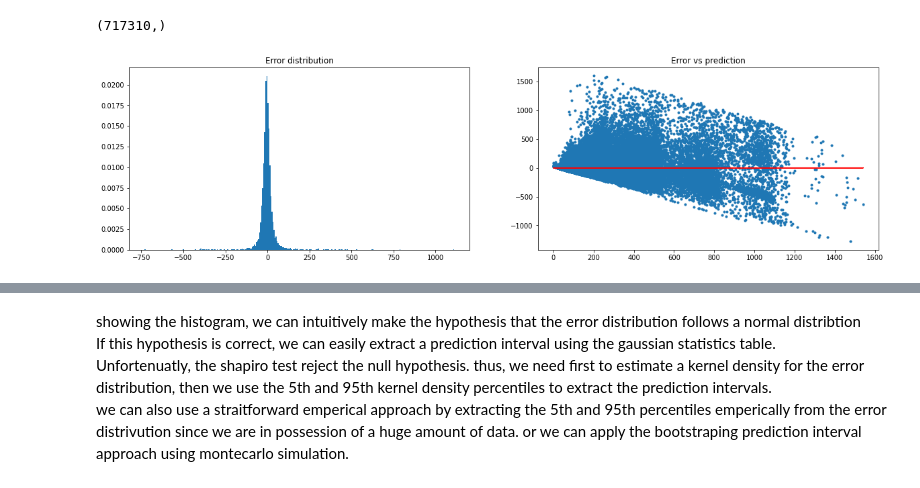
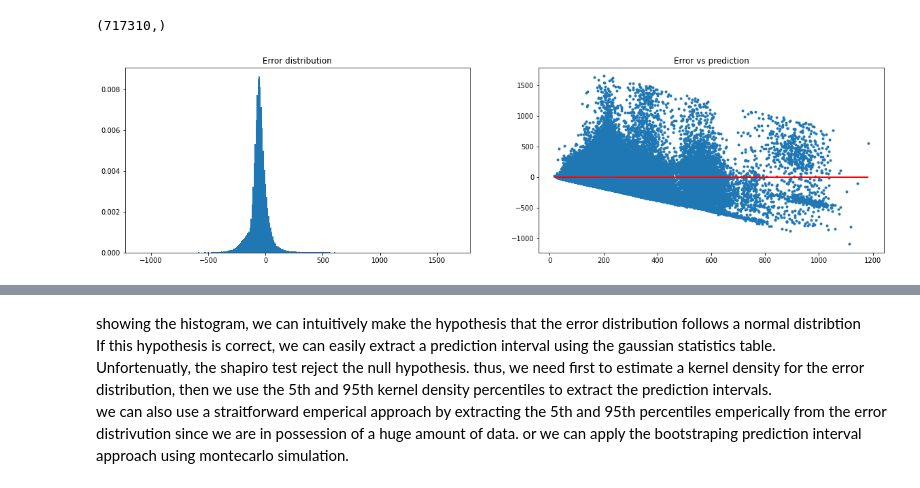
Before and after one commit to azizkastalli/transport_routing, a Jupyter notebook: timeTravelPrediction/timeTravel_prediction.ipynb, the cells around one changed output, grey strips where cells are left out. Cells and saved outputs as stored; diff of their text form; code cells hidden in the pictures.

Commit message:
model hyperparameters tuning update

```diff
--- a/timeTravelPrediction/timeTravel_prediction.ipynb
+++ b/timeTravelPrediction/timeTravel_prediction.ipynb
@@ -74,4 +90,4 @@ train_model = True
 # %%
-selcted_features = ['sequence_id','Temperature','Conditions','Relative Humidity','service_class','weekday','hour','month','line_id','distance_diff','order','vehicle_type','datetime_diff']
+selcted_features = ['sequence_id','Temperature','Conditions','Relative Humidity','service_class','weekday','hour','month','line_id','is_terminal','distance_diff','distance_traveled','order','vehicle_type','datetime_diff']
 len(selcted_features)
 # %% [output]
@@ -129,7 +181,7 @@ def generate_model(hp=None):
     num_stacked_dense = 1
     droput_rate       = 0.2
     gru_units         = 128
-    dense_units       = 256
+    dense_units       = 128
     learning_rate     = 0.003
     timestep          = 1
     leakyRelu_alpha   = 0
@@ -141,13 +193,13 @@ def generate_model(hp=None):
         learning_rate     = hp.Float('learning_rate', min_value=0.001, max_value=0.01)
         gru_units         = hp.Int('gru_units', min_value=64, max_value=256, step=32)
         dense_units       = hp.Int('dense_units', min_value=128, max_value=256, step=32)
-        timestep          = hp.Int('time_step', min_value=1, max_value=4, step=1)
+        timestep          = hp.Int('time_step', min_value=1, max_value=5, step=1)
         leakyRelu_alpha   = hp.Float('leakyRelu_alpha', min_value=0, max_value=0.3)
 
     #time step inputs
     input_layers = []
     for i in range(timestep):
-        input_layers.append(layers.Input(shape = (1,12)))
+        input_layers.append(layers.Input(shape = (1,19)))
 
     if timestep > 1 :
         x = layers.concatenate(input_layers, axis = 1)
@@ -156,14 +208,14 @@ def generate_model(hp=None):
 
     #GRU layers Block
     if num_stacked_gru > 0 :
-        x = layers.GRU(units=gru_units, activation='tanh' , input_shape=(-1, timestep, 12), return_sequences=True )(x)
+        x = layers.GRU(units=gru_units, activation='tanh' , input_shape=(-1, timestep, 19), return_sequences=True )(x)
         for i in range(num_stacked_gru):
             if i+1 == num_stacked_gru:
                 x = layers.GRU(units=gru_units, activation='tanh', return_sequences=False )(x)
             else:
                 x = layers.GRU(units=gru_units, activation='tanh', return_sequences=True )(x)
     else :
-        x = layers.GRU(units=gru_units, activation='tanh' , input_shape=(-1, timestep, 12), return_sequences=False )(x)
+        x = layers.GRU(units=gru_units, activation='tanh' , input_shape=(-1, timestep, 19), return_sequences=False )(x)
 
     for i in range(num_stacked_dense):
         x = layers.Dense(dense_units, activation='linear')(x)
@@ -183,3 +235,6 @@ def generate_model(hp=None):
     model.compile(optimizer=optimizer, loss=loss, metrics=metrics)
 
     return model
+# %%
+model = generate_model()
+model.summary()
@@ -213,14 +286,18 @@ class CVTuner(kt.engine.tuner.Tuner):
 
         #Trial n timestep hyper parameter
         time_step = trial.hyperparameters['time_step']
-        X = X[-time_step:]
+
+        if time_step > 1 :
+            X = X[-time_step:]
+        else:
+            X = X[-1]
 
         for k_iter in range(nb_cv-1):
             print('')
             print('------Time--Series--CrossValidation--iteration--N°{}------'.format(k_iter+1), end='\n\n')
             #time series cross-validation split
             if purged :
-                train_idx = functools.reduce(operator.iconcat, splits[k_iter], [])
+                train_idx = splits[k_iter]
             else :
                 train_idx = functools.reduce(operator.iconcat, splits[:k_iter+1], [])
 
@@ -231,8 +308,7 @@ class CVTuner(kt.engine.tuner.Tuner):
                     X_train.append(X[i][train_idx])
                     X_val.append( X[i][splits[k_iter+1]])
             else:
-                X = X[0]
-                X_train, X_val = X[train_idx], X[splits[k_iter+1]]
+                X_train , X_val= X[train_idx], X[splits[k_iter+1]]
 
             y_train, y_val = y[train_idx], y[splits[k_iter+1]]
 
@@ -382,14 +445,14 @@ epsilon.shape
 # %%
 fig, axs = plt.subplots(1, 2, figsize = (20,5) )
 axs[0].set_title('Error distribution')
-_, bins, _ = axs[0].hist(sample, bins=300, density = True)
+_, bins, _ = axs[0].hist(epsilon, bins=300, density = True)
 axs[1].set_title('Error vs prediction')
 axs[1].plot(y_pred, epsilon, '.')
 axs[1].plot(y_pred, np.zeros(y_pred.shape[0]), 'r-')
 
 plt.show()
 # %% [output]
-[figure, old version]
+[figure, new version]
 # %%
 sample = random.sample(epsilon.reshape(-1,).tolist(), 4000)
 # %%
```
Also changed, not shown: parts of 25 cells of this notebook, 1 other file.
